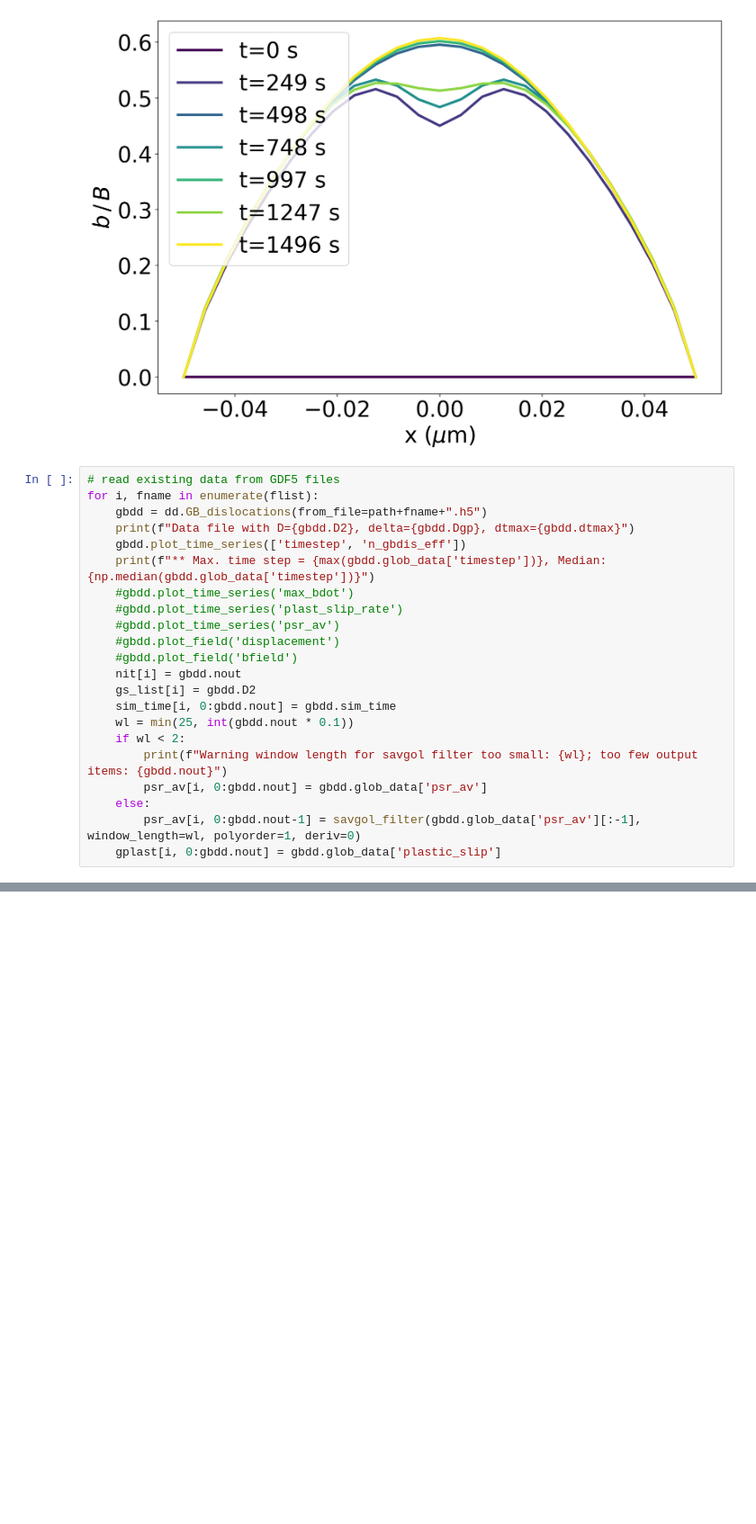
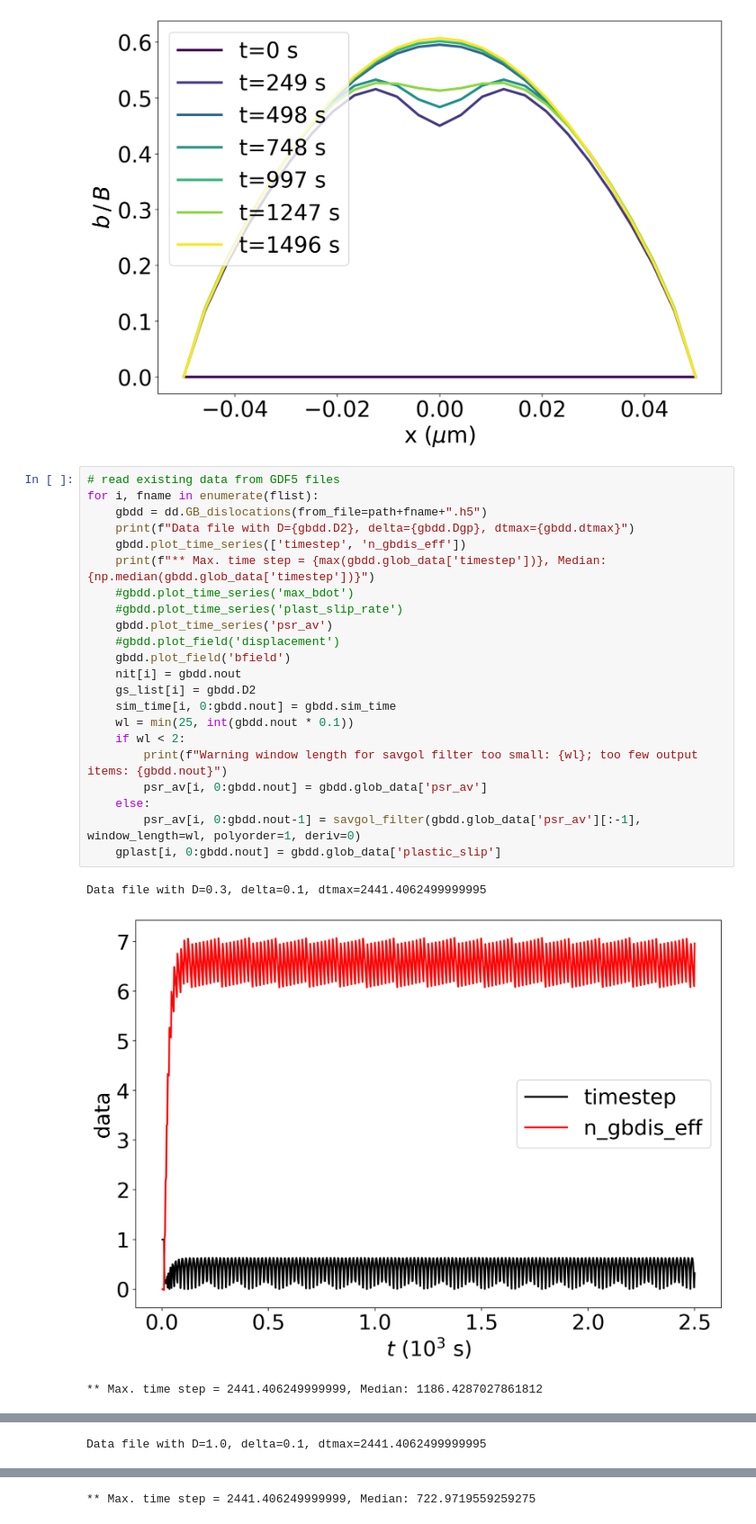
Before and after one commit to AHartmaier/pyLabDD, a Jupyter notebook: notebooks/gbdd_pu_study.ipynb, the cells around one changed output, grey strips where cells are left out. Shown at 90% size. Saved outputs shown, nothing was run; the diff lists cells and outputs as text; blank space fills up the shorter version.

```diff
--- a/notebooks/gbdd_pu_study.ipynb
+++ b/notebooks/gbdd_pu_study.ipynb
@@ -128,22 +127,26 @@ Simulation with N_gbn=25, grain_size=1, dtmax=2441.4062499999995
 # %%
 # read existing data from GDF5 files
 for i, fname in enumerate(flist):
     gbdd = dd.GB_dislocations(from_file=path+fname+".h5")
     print(f"Data file with D={gbdd.D2}, delta={gbdd.Dgp}, dtmax={gbdd.dtmax}")
     gbdd.plot_time_series(['timestep', 'n_gbdis_eff'])
     print(f"** Max. time step = {max(gbdd.glob_data['timestep'])}, Median: {np.median(gbdd.glob_data['timestep'])}")
     #gbdd.plot_time_series('max_bdot')
     #gbdd.plot_time_series('plast_slip_rate')
-    #gbdd.plot_time_series('psr_av')
+    gbdd.plot_time_series('psr_av')
     #gbdd.plot_field('displacement')
-    #gbdd.plot_field('bfield')
+    gbdd.plot_field('bfield')
     nit[i] = gbdd.nout
     gs_list[i] = gbdd.D2
     sim_time[i, 0:gbdd.nout] = gbdd.sim_time
     wl = min(25, int(gbdd.nout * 0.1))
     if wl < 2:
         print(f"Warning window length for savgol filter too small: {wl}; too few output items: {gbdd.nout}")
         psr_av[i, 0:gbdd.nout] = gbdd.glob_data['psr_av']
     else:
         psr_av[i, 0:gbdd.nout-1] = savgol_filter(gbdd.glob_data['psr_av'][:-1], window_length=wl, polyorder=1, deriv=0)
     gplast[i, 0:gbdd.nout] = gbdd.glob_data['plastic_slip']
+# %% [output]
+Data file with D=0.3, delta=0.1, dtmax=2441.4062499999995
+[figure, added]
+** Max. time step = 2441.406249999999, Median: 1186.4287027861812
@@ -149,0 +155 @@ for i, fname in enumerate(flist):
+Data file with D=1.0, delta=0.1, dtmax=2441.4062499999995
@@ -149,0 +157 @@ for i, fname in enumerate(flist):
+** Max. time step = 2441.406249999999, Median: 722.9719559259275
```
Also changed, not shown: parts of 8 cells of this notebook.
